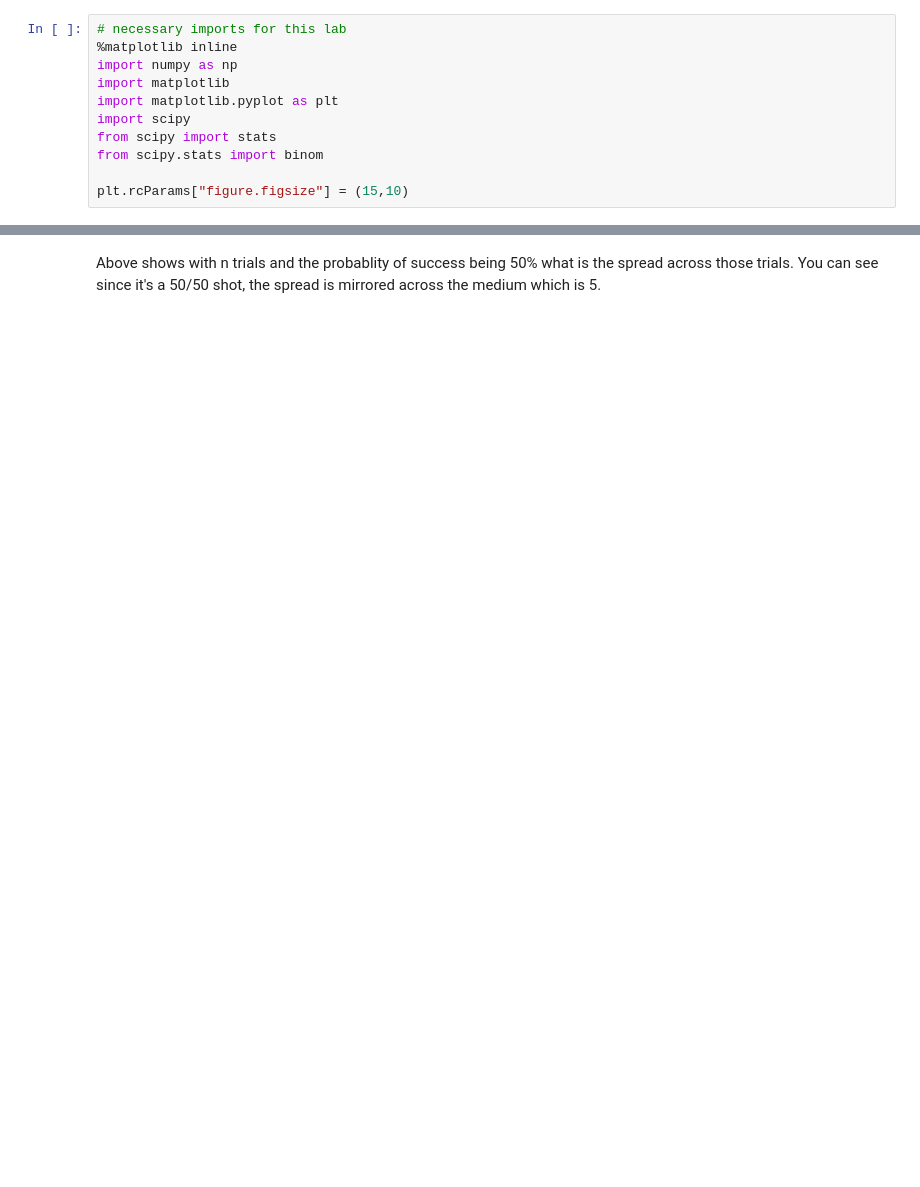
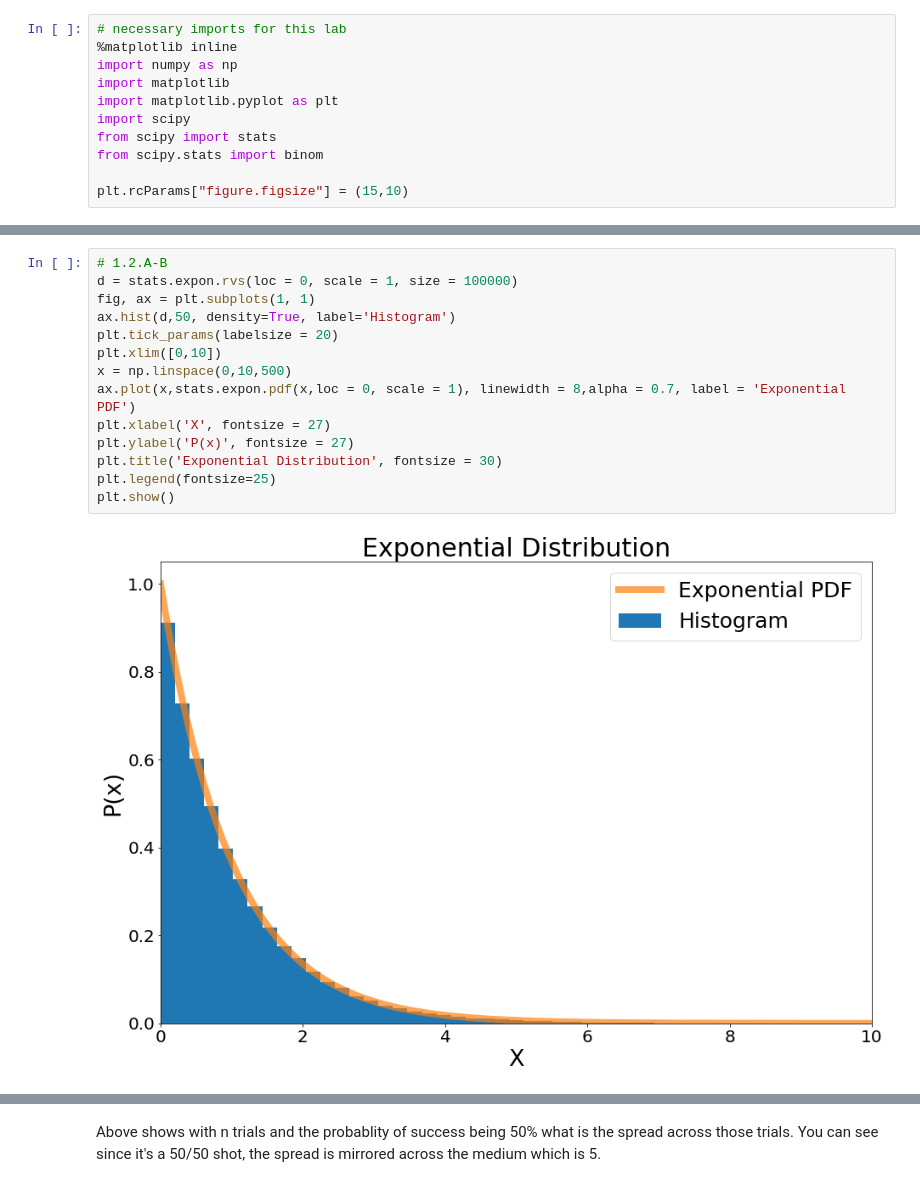
Before and after one commit to ardenchaing/Phys-434, a Jupyter notebook: Lab1.ipynb, the cells around one changed output, grey strips where cells are left out. Cells and saved outputs as stored; diff of their text form; blank space fills up the shorter version.

```diff
--- a/Lab1.ipynb
+++ b/Lab1.ipynb
@@ -145,0 +77,16 @@ plt.show()
+# %%
+# 1.2.A-B
+d = stats.expon.rvs(loc = 0, scale = 1, size = 100000)
+fig, ax = plt.subplots(1, 1)
+ax.hist(d,50, density=True, label='Histogram')
+plt.tick_params(labelsize = 20)
+plt.xlim([0,10])
+x = np.linspace(0,10,500)
+ax.plot(x,stats.expon.pdf(x,loc = 0, scale = 1), linewidth = 8,alpha = 0.7, label = 'Exponential PDF')
+plt.xlabel('X', fontsize = 27)
+plt.ylabel('P(x)', fontsize = 27)
+plt.title('Exponential Distribution', fontsize = 30)
+plt.legend(fontsize=25)
+plt.show()
+# %% [output]
+[figure, added]
```
Also changed, not shown: parts of 62 cells of this notebook.
